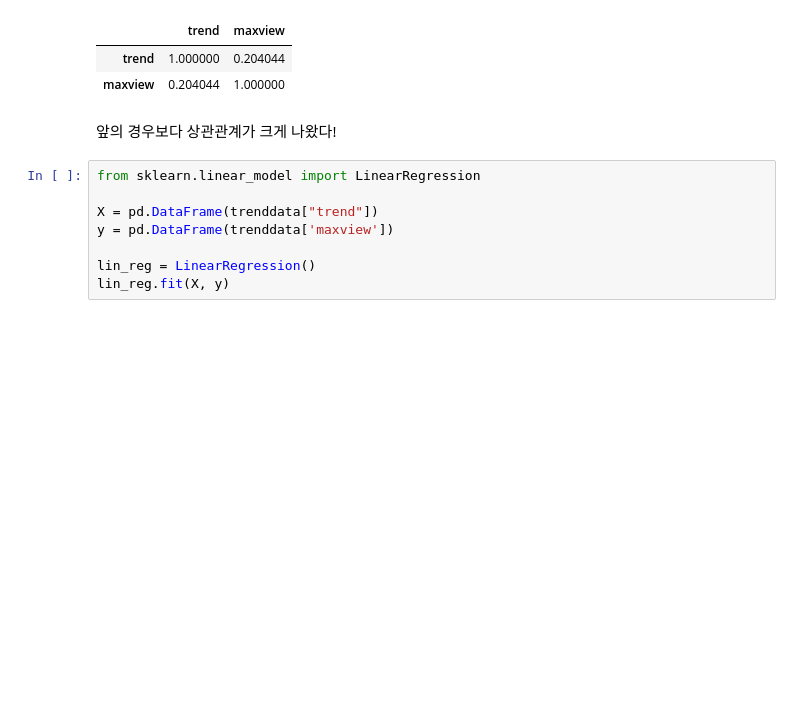
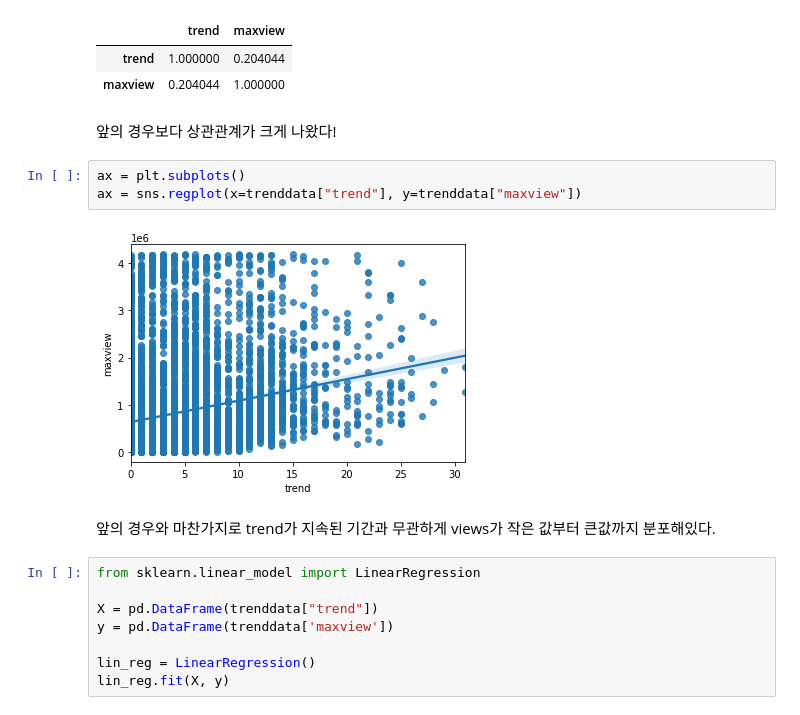
Before and after one commit to seorimy/ESAAPROJECT, a Jupyter notebook: 유튜브 데이터 분석_2조.ipynb, the cells around one changed output. Saved outputs shown, nothing was run; the diff lists cells and outputs as text; blank space fills up the shorter version.

```diff
--- a/유튜브 데이터 분석_2조.ipynb
+++ b/유튜브 데이터 분석_2조.ipynb
@@ -807,6 +847,13 @@ trenddata[['trend','maxview']].corr()
 | maxview | 0.204044 | 1.000000 |
 # %% [markdown]
 앞의 경우보다 상관관계가 크게 나왔다!
+# %%
+ax = plt.subplots()
+ax = sns.regplot(x=trenddata["trend"], y=trenddata["maxview"])
+# %% [output]
+[figure, added]
+# %% [markdown]
+앞의 경우와 마찬가지로 trend가 지속된 기간과 무관하게 views가 작은 값부터 큰값까지 분포해있다.
 # %%
 from sklearn.linear_model import LinearRegression
 
```
Also changed, not shown: parts of 19 cells of this notebook.
